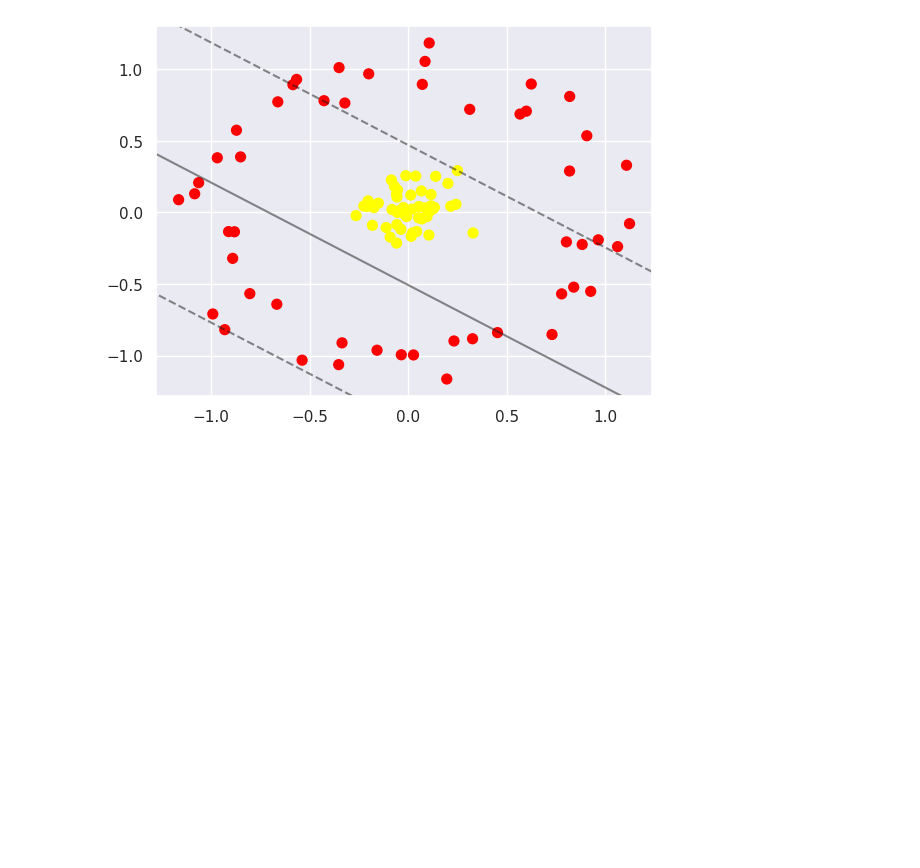
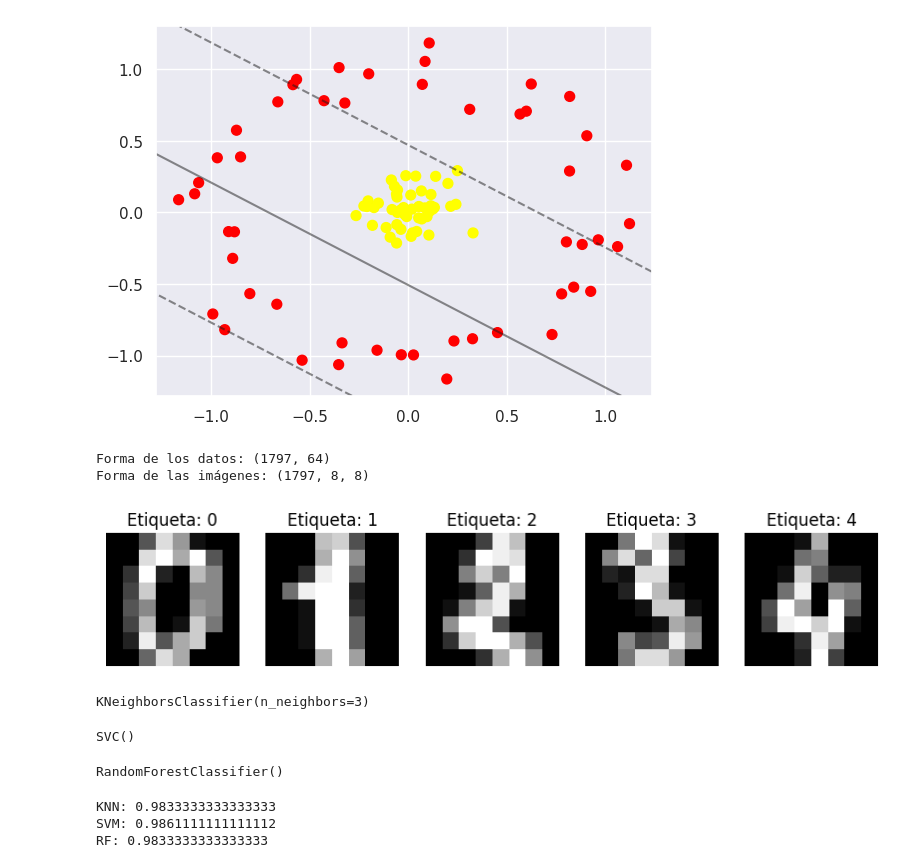
Before and after one commit to ximenaOr7/ximenaob_mineria, a Jupyter notebook: minería_de_datos_cuaderno_.ipynb, the cells around one changed output. Cells and saved outputs as stored; diff of their text form; code cells hidden in the pictures; blank space fills up the shorter version.

```diff
--- a/minería_de_datos_cuaderno_.ipynb
+++ b/minería_de_datos_cuaderno_.ipynb
@@ -2742,3 +2742,25 @@ plt.scatter(X[:, 0], X[:, 1], c=y, s=50, cmap='autumn')
 plot_svc_decision_function(clf, plot_support=False)
 # %% [output]
 [figure]
+# %%
+from sklearn.datasets import load_digits
+import matplotlib.pyplot as plt
+
+digits = load_digits()
+
+print("Forma de los datos:", digits.data.shape)
+print("Forma de las imágenes:", digits.images.shape)
+# %% [output]
+Forma de los datos: (1797, 64)
+Forma de las imágenes: (1797, 8, 8)
+# %%
+fig, axes = plt.subplots(1, 5, figsize=(10,3))
+
+for i, ax in enumerate(axes):
+    ax.imshow(digits.images[i], cmap='gray')
+    ax.set_title(f"Etiqueta: {digits.target[i]}")
+    ax.axis('off')
+
+plt.show()
+# %% [output]
+[figure, added]
@@ -2744,0 +2776,31 @@ plot_svc_decision_function(clf, plot_support=False)
+# %%
+from sklearn.neighbors import KNeighborsClassifier
+
+knn = KNeighborsClassifier(n_neighbors=3)
+knn.fit(X_train, y_train)
+# %% [output]
+KNeighborsClassifier(n_neighbors=3)
+# %%
+from sklearn.svm import SVC
+
+svm = SVC(kernel='rbf')
+svm.fit(X_train, y_train)
+# %% [output]
+SVC()
+# %%
+from sklearn.ensemble import RandomForestClassifier
+
+rf = RandomForestClassifier(n_estimators=100)
+rf.fit(X_train, y_train)
+# %% [output]
+RandomForestClassifier()
+# %%
+from sklearn.metrics import accuracy_score
+
+print("KNN:", accuracy_score(y_test, knn.predict(X_test)))
+print("SVM:", accuracy_score(y_test, svm.predict(X_test)))
+print("RF:", accuracy_score(y_test, rf.predict(X_test)))
+# %% [output]
+KNN: 0.9833333333333333
+SVM: 0.9861111111111112
+RF: 0.9833333333333333
```
Also changed, not shown: parts of 4 cells of this notebook.
